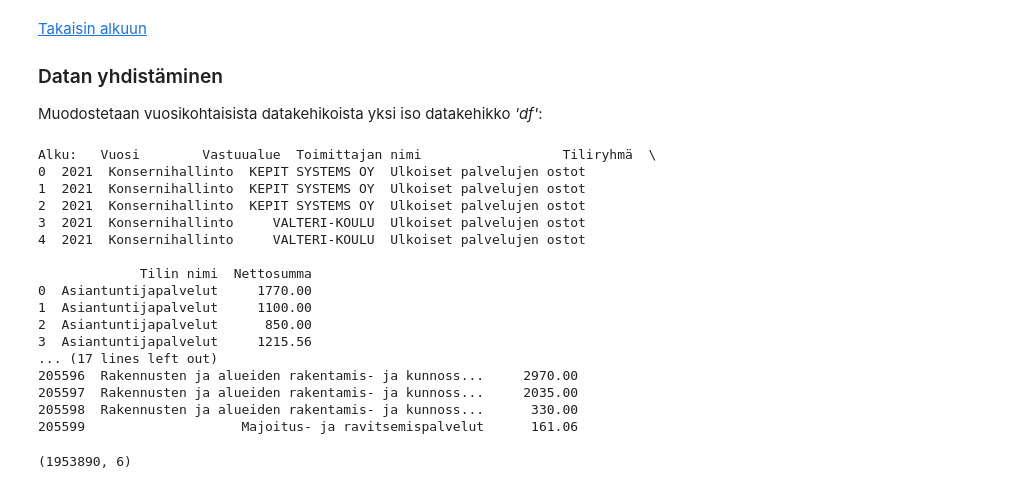
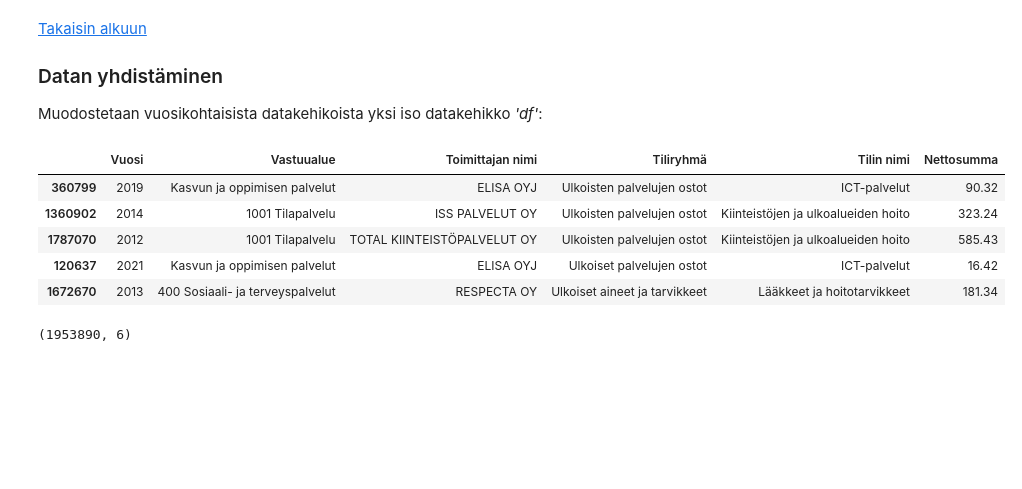
Before and after one commit to SallaLipasti/jkl-ostolaskut, a Jupyter notebook: ostolaskut.ipynb, the cells around one changed output. Saved outputs shown, nothing was run; the diff lists cells and outputs as text; code cells hidden in the pictures; blank space fills up the shorter version.

```diff
--- a/ostolaskut.ipynb
+++ b/ostolaskut.ipynb
@@ -670,26 +670,15 @@ memory usage: 9.4+ MB
 Muodostetaan vuosikohtaisista datakehikoista yksi iso datakehikko *'df'*:
 # %%
 df = pd.concat([df_21a, df_20a, df_19a, df_18a, df_17a, df_16a, df_15a, df_14a, df_13a, \
-                df_12a], axis=0)
+                df_12a], axis=0, ignore_index = True)
 
-print("Alku:", df.head())
-print("Loppu:", df.tail())
+# Katsotaan datakehikon viisi satunnaista riviä:
+df.sample(5)
 # %% [output]
-Alku:   Vuosi        Vastuualue  Toimittajan nimi                  Tiliryhmä  \
-0  2021  Konsernihallinto  KEPIT SYSTEMS OY  Ulkoiset palvelujen ostot
-1  2021  Konsernihallinto  KEPIT SYSTEMS OY  Ulkoiset palvelujen ostot
-2  2021  Konsernihallinto  KEPIT SYSTEMS OY  Ulkoiset palvelujen ostot
-3  2021  Konsernihallinto     VALTERI-KOULU  Ulkoiset palvelujen ostot
-4  2021  Konsernihallinto     VALTERI-KOULU  Ulkoiset palvelujen ostot
-
-             Tilin nimi  Nettosumma
-0  Asiantuntijapalvelut     1770.00
-1  Asiantuntijapalvelut     1100.00
-2  Asiantuntijapalvelut      850.00
-3  Asiantuntijapalvelut     1215.56
-... (17 lines left out)
-205596  Rakennusten ja alueiden rakentamis- ja kunnoss...     2970.00
-205597  Rakennusten ja alueiden rakentamis- ja kunnoss...     2035.00
-205598  Rakennusten ja alueiden rakentamis- ja kunnoss...      330.00
-205599                    Majoitus- ja ravitsemispalvelut      161.06
+|  | Vuosi | Vastuualue | Toimittajan nimi | Tiliryhmä | Tilin nimi | Nettosumma |
+| 360799 | 2019 | Kasvun ja oppimisen palvelut | ELISA OYJ | Ulkoisten palvelujen ostot | ICT-palvelut | 90.32 |
+| 1360902 | 2014 | 1001 Tilapalvelu | ISS PALVELUT OY | Ulkoisten palvelujen ostot | Kiinteistöjen ja ulkoalueiden hoito | 323.24 |
+| 1787070 | 2012 | 1001 Tilapalvelu | TOTAL KIINTEISTÖPALVELUT OY | Ulkoisten palvelujen ostot | Kiinteistöjen ja ulkoalueiden hoito | 585.43 |
+| 120637 | 2021 | Kasvun ja oppimisen palvelut | ELISA OYJ | Ulkoiset palvelujen ostot | ICT-palvelut | 16.42 |
+| 1672670 | 2013 | 400 Sosiaali- ja terveyspalvelut | RESPECTA OY | Ulkoiset aineet ja tarvikkeet | Lääkkeet ja hoitotarvikkeet | 181.34 |
 # %%
```
Also changed, not shown: parts of 6 cells of this notebook.
